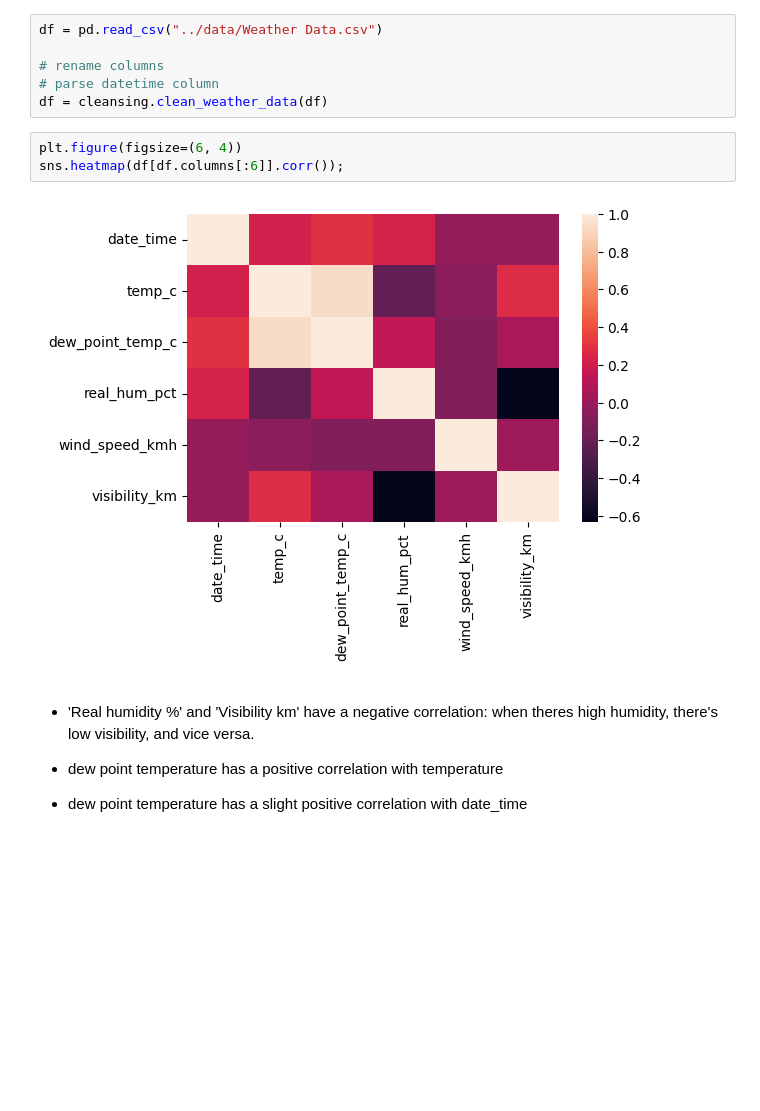
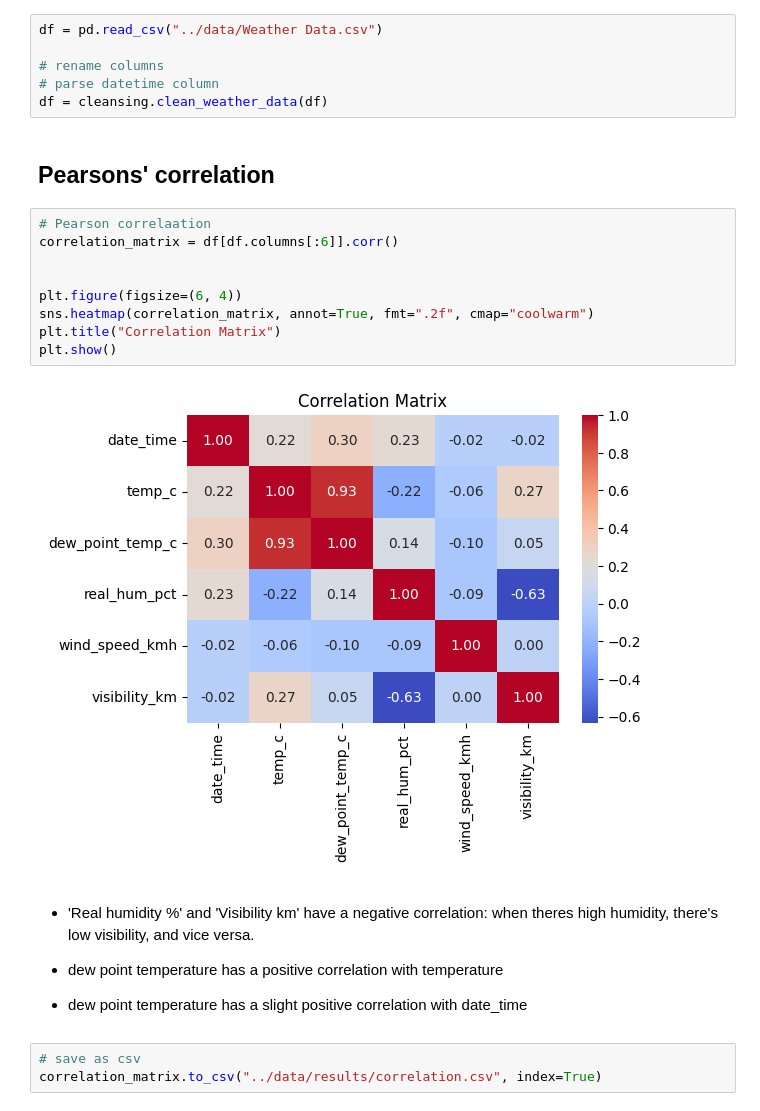
Before and after one commit to plrodrigues/IT-Project-3, a Jupyter notebook: notebooks/02_standard_metrics.ipynb, the cells around one changed output. Drawn from its saved outputs; the diff is of its cells as text; blank space fills up the shorter version.

```diff
--- a/notebooks/02_standard_metrics.ipynb
+++ b/notebooks/02_standard_metrics.ipynb
@@ -21,14 +21,25 @@ df = pd.read_csv("../data/Weather Data.csv")
 # rename columns
 # parse datetime column
 df = cleansing.clean_weather_data(df)
-# %%
-plt.figure(figsize=(6, 4))
-sns.heatmap(df[df.columns[:6]].corr());
-# %% [output]
-[figure, removed]
+# %% [markdown]
+## Pearsons' correlation
+# %%
+# Pearson correlaation
+correlation_matrix = df[df.columns[:6]].corr()
+
+
+plt.figure(figsize=(6, 4))
+sns.heatmap(correlation_matrix, annot=True, fmt=".2f", cmap="coolwarm")
+plt.title("Correlation Matrix")
+plt.show()
+# %% [output]
+[figure, added]
 # %% [markdown]
 - 'Real humidity %' and 'Visibility km' have a negative correlation: when theres high humidity, there's low visibility, and vice versa.
 
 - dew point temperature has a positive correlation with temperature
 
 - dew point temperature has a slight positive correlation with date_time
+# %%
+# save as csv
+correlation_matrix.to_csv("../data/results/correlation.csv", index=True)
```
Also changed, not shown: parts of 17 cells of this notebook, 9 other files.
